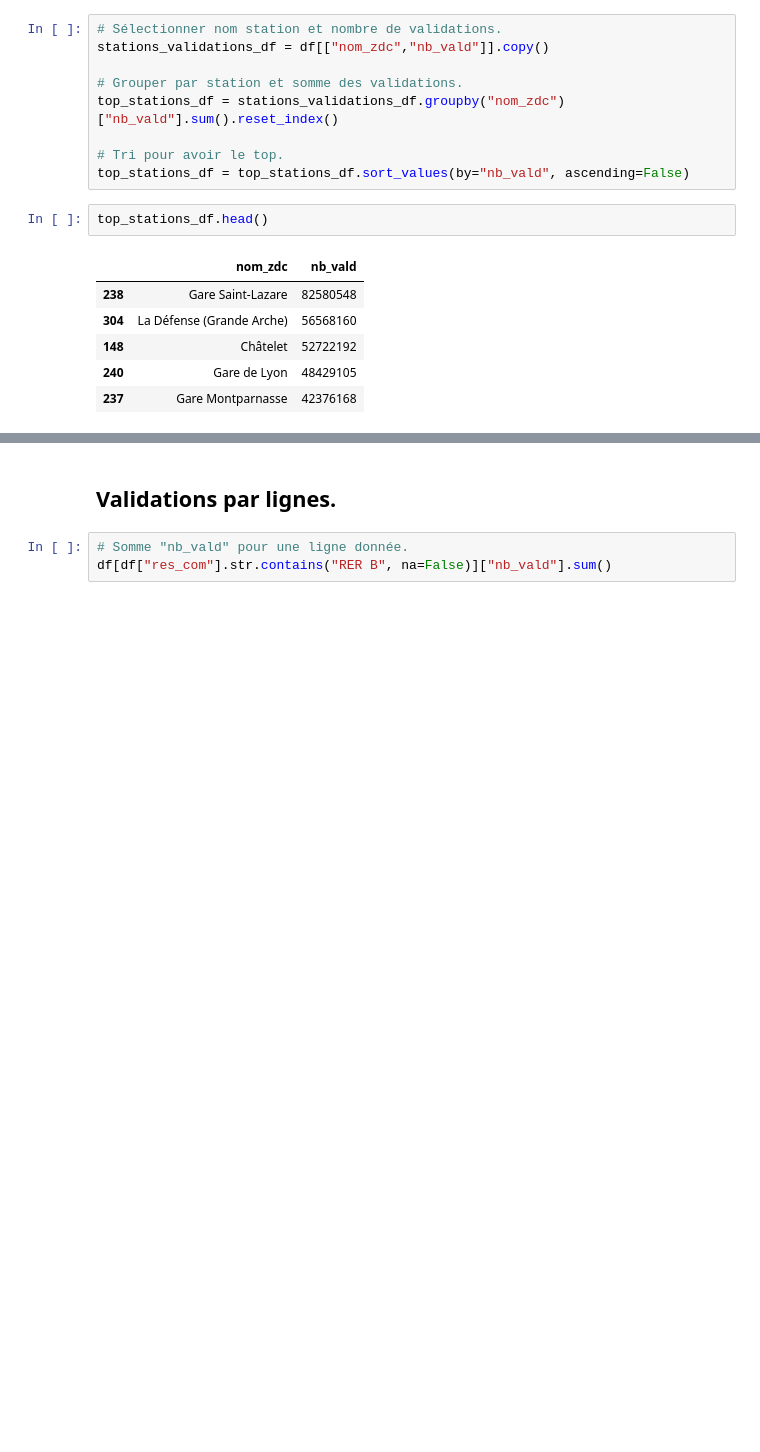
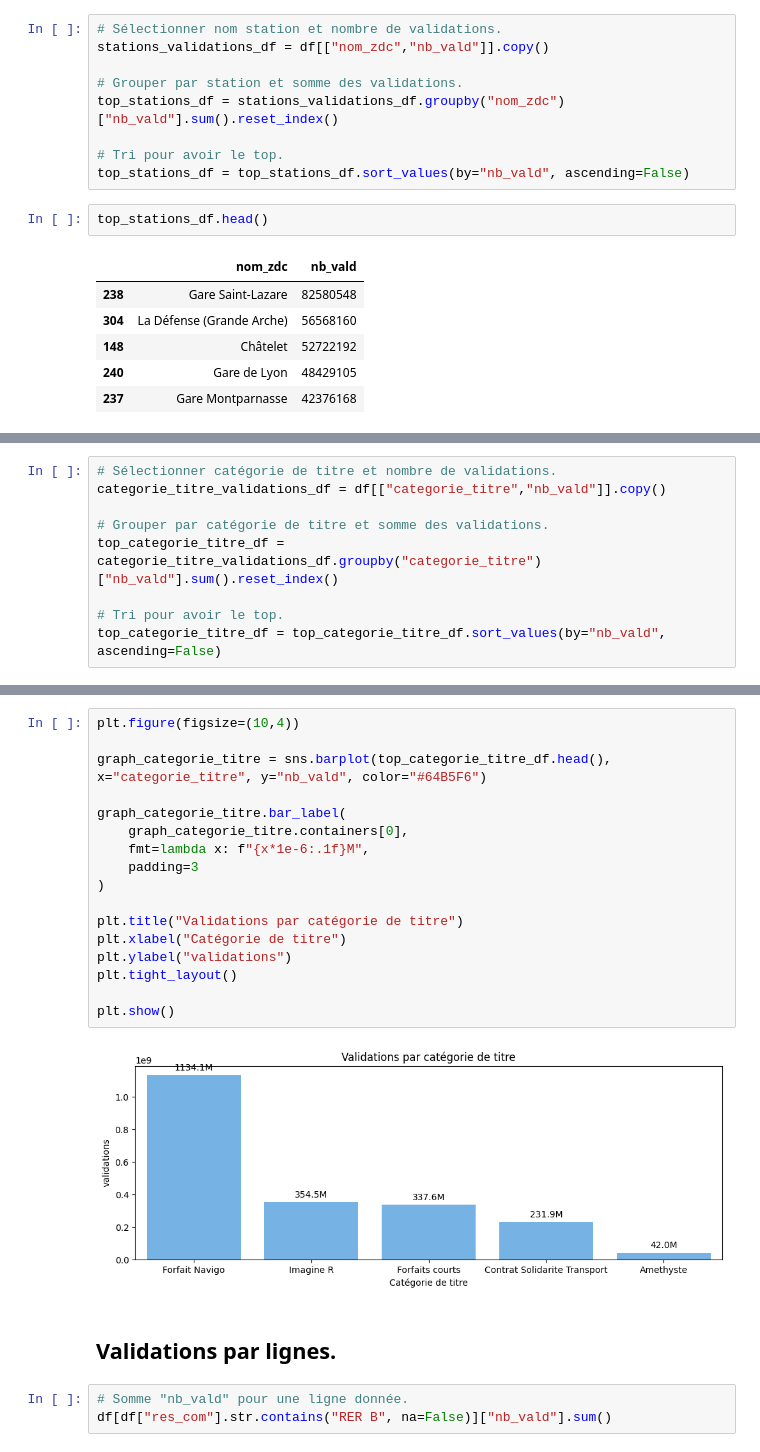
Before and after one commit to m1111111ke/idfm, a Jupyter notebook: notebooks/2_idfm_analyses.ipynb, the cells around one changed output, grey strips where cells are left out. Cells and saved outputs as stored; diff of their text form; blank space fills up the shorter version.

```diff
--- a/notebooks/2_idfm_analyses.ipynb
+++ b/notebooks/2_idfm_analyses.ipynb
@@ -96,0 +118,9 @@ plt.show()
+# %%
+# Sélectionner catégorie de titre et nombre de validations.
+categorie_titre_validations_df = df[["categorie_titre","nb_vald"]].copy()
+
+# Grouper par catégorie de titre et somme des validations.
+top_categorie_titre_df = categorie_titre_validations_df.groupby("categorie_titre")["nb_vald"].sum().reset_index()
+
+# Tri pour avoir le top.
+top_categorie_titre_df = top_categorie_titre_df.sort_values(by="nb_vald", ascending=False)
@@ -97,3 +138,22 @@ plt.show()
+# %%
+plt.figure(figsize=(10,4))
+
+graph_categorie_titre = sns.barplot(top_categorie_titre_df.head(), x="categorie_titre", y="nb_vald", color="#64B5F6")
+
+graph_categorie_titre.bar_label(
+    graph_categorie_titre.containers[0],
+    fmt=lambda x: f"{x*1e-6:.1f}M",
+    padding=3
+)
+
+plt.title("Validations par catégorie de titre")
+plt.xlabel("Catégorie de titre")
+plt.ylabel("validations")
+plt.tight_layout()
+
+plt.show()
+# %% [output]
+[figure, added]
 # %% [markdown]
 ## Validations par lignes.
 # %%
```
Also changed, not shown: parts of 11 cells of this notebook, 2 other files.
